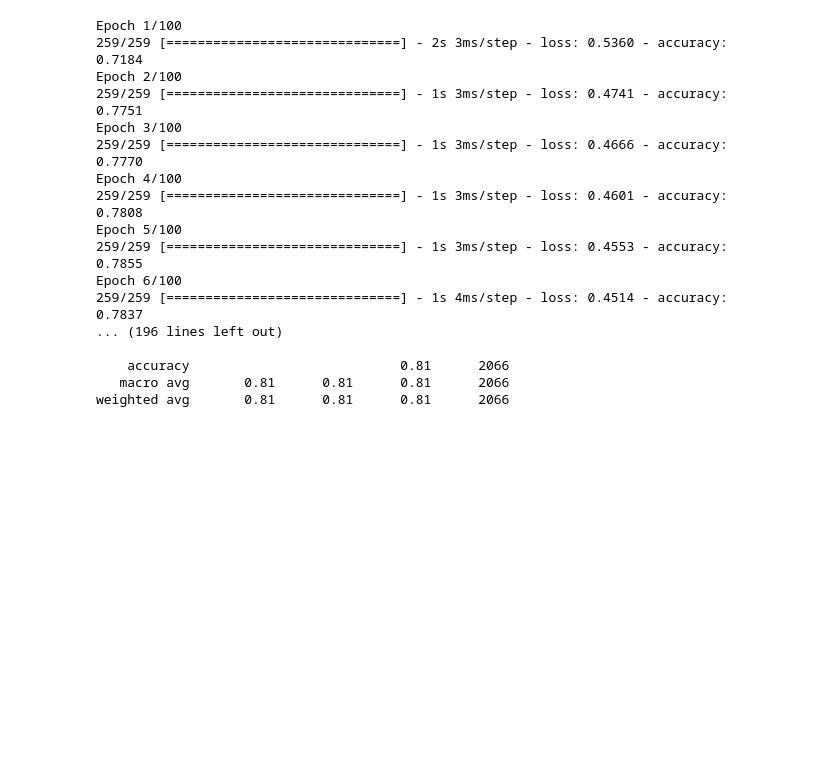
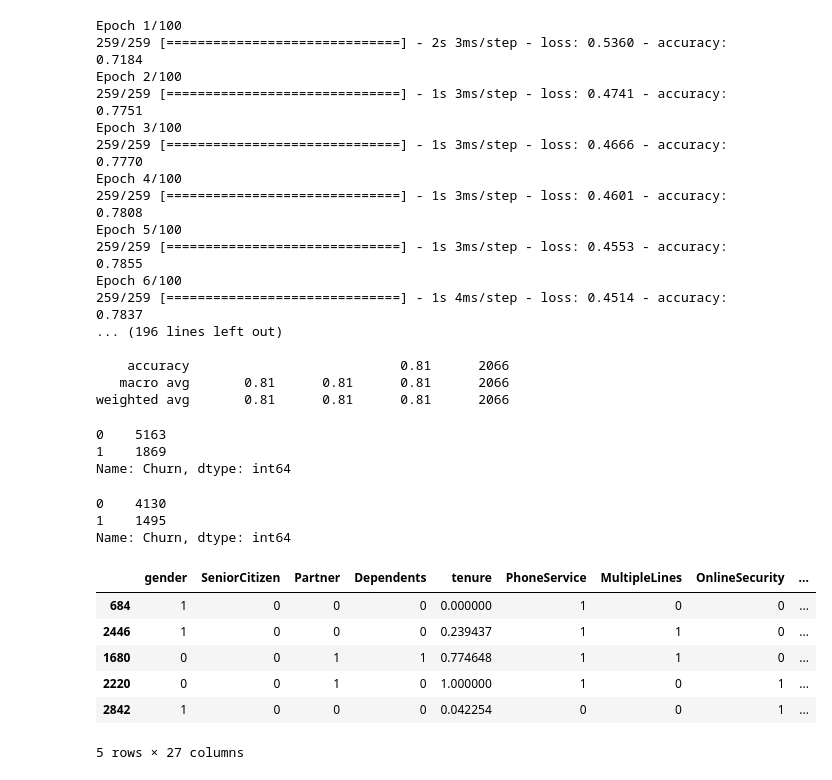
Before and after one commit to darshil929/deep-learning, a Jupyter notebook: imbalance-handling/customer_churn_prediction.ipynb, the cells around one changed output. Drawn from its saved outputs; the diff is of its cells as text; code cells hidden in the pictures; blank space fills up the shorter version.

```diff
--- a/imbalance-handling/customer_churn_prediction.ipynb
+++ b/imbalance-handling/customer_churn_prediction.ipynb
@@ -501,3 +501,32 @@ Epoch 6/100
     accuracy                           0.81      2066
    macro avg       0.81      0.81      0.81      2066
 weighted avg       0.81      0.81      0.81      2066
+# %%
+df2.Churn.value_counts()
+# %% [output]
+0    5163
+1    1869
+Name: Churn, dtype: int64
+# %%
+X = df2.drop('Churn',axis='columns')
+y = df2['Churn']
+# %%
+from sklearn.model_selection import train_test_split
+X_train, X_test, y_train, y_test = train_test_split(X, y, test_size=0.2, random_state=15, stratify=y)
+y_train.value_counts()
+# %% [output]
+0    4130
+1    1495
+Name: Churn, dtype: int64
+# %%
+df3 = X_train.copy()
+df3['Churn'] = y_train
+df3.head()
+# %% [output]
+|  | gender | SeniorCitizen | Partner | Dependents | tenure | PhoneService | MultipleLines | OnlineSecurity | ... |
+| 684 | 1 | 0 | 0 | 0 | 0.000000 | 1 | 0 | 0 | ... |
+| 2446 | 1 | 0 | 0 | 0 | 0.239437 | 1 | 1 | 0 | ... |
+| 1680 | 0 | 0 | 1 | 1 | 0.774648 | 1 | 1 | 0 | ... |
+| 2220 | 0 | 0 | 1 | 0 | 1.000000 | 1 | 0 | 1 | ... |
+| 2842 | 1 | 0 | 0 | 0 | 0.042254 | 0 | 0 | 1 | ... |
+5 rows × 27 columns
```
Also changed, not shown: parts of 8 cells of this notebook.
